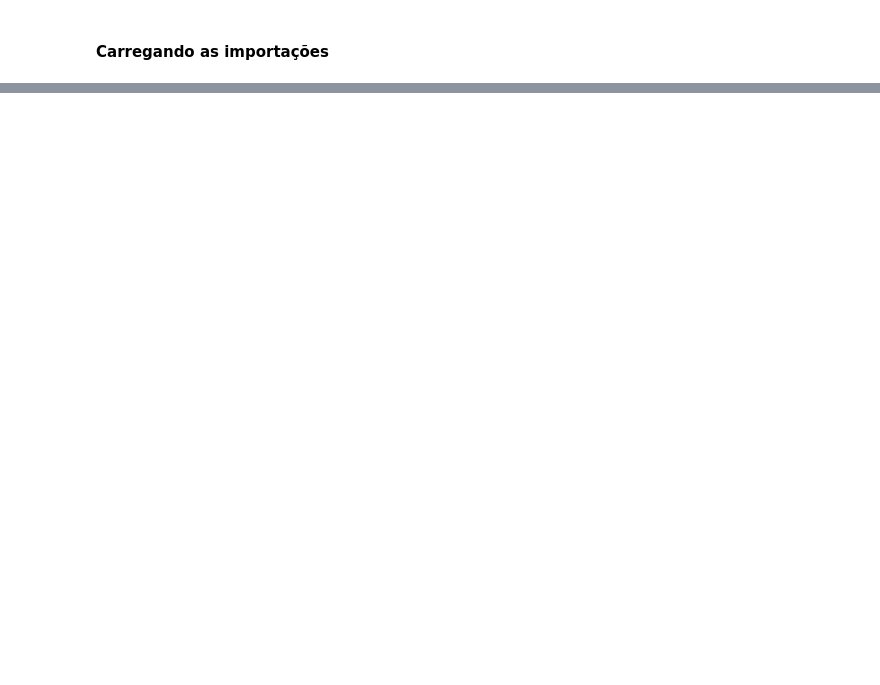
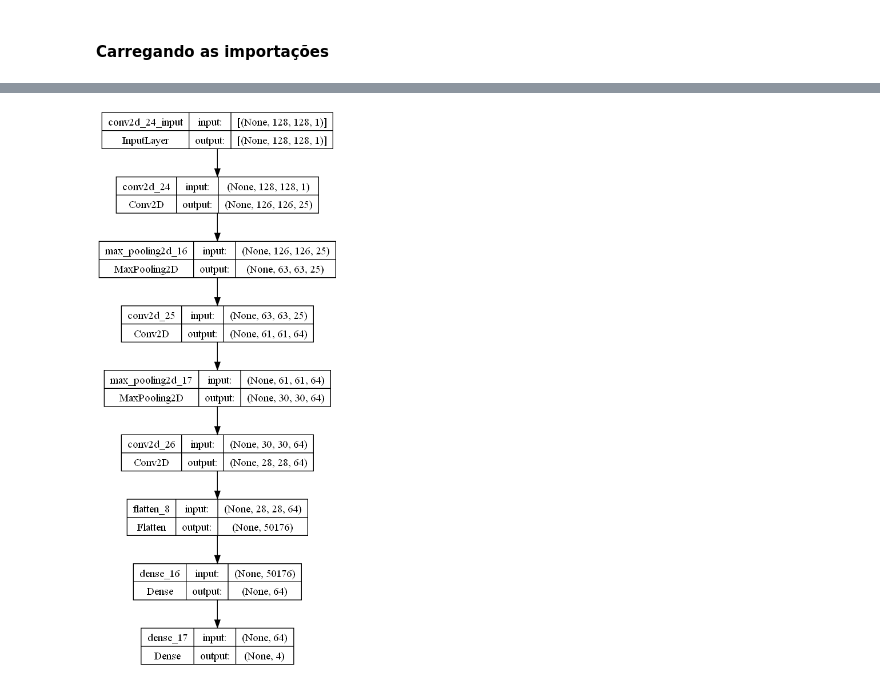
Before and after one commit to jvac99/Monografia_Joao_Victor_A_Correia, a Jupyter notebook: alzheimers-mri-monografia-redes-neurais_train_test_split.ipynb, the cells around one changed output, grey strips where cells are left out. Saved outputs shown, nothing was run; the diff lists cells and outputs as text; code cells hidden in the pictures; blank space fills up the shorter version.

```diff
--- a/alzheimers-mri-monografia-redes-neurais_train_test_split.ipynb
+++ b/alzheimers-mri-monografia-redes-neurais_train_test_split.ipynb
@@ -9,0 +16,17 @@ importing Jupyter notebook from c:\Users\joao.correia\Documents\Faculdade\Monogr
+# %%
+# Define a arquitetura da CNN
+model_1 = Sequential([
+    Conv2D(25, (3, 3), activation='relu', input_shape=(*IMAGE_SIZE, 1)),
+    MaxPooling2D((2, 2)),
+    Conv2D(64, (3, 3), activation='relu'),
+    MaxPooling2D((2, 2)),
+    Conv2D(64, (3, 3), activation='relu'),
+    Flatten(),
+    Dense(64, activation='relu'),
+    Dense(4, activation='softmax')
+])
+# %%
+model_1.compile(optimizer = 'adam', loss = 'categorical_crossentropy', metrics = METRICS)
+
+# Treina o modelo
+history_model_1 = model_1.fit(X_train, y_train_categorical, epochs = EPOCHS, validation_data = dataset_validation_categorical, callbacks=[early_stop])
@@ -9,0 +86,4 @@ importing Jupyter notebook from c:\Users\joao.correia\Documents\Faculdade\Monogr
+# %%
+plot_model(model_1, to_file = './images/arquitetura01.png', show_shapes = True)
+# %% [output]
+[figure, added]
```
Also changed, not shown: parts of 31 cells of this notebook, 51 other files.
